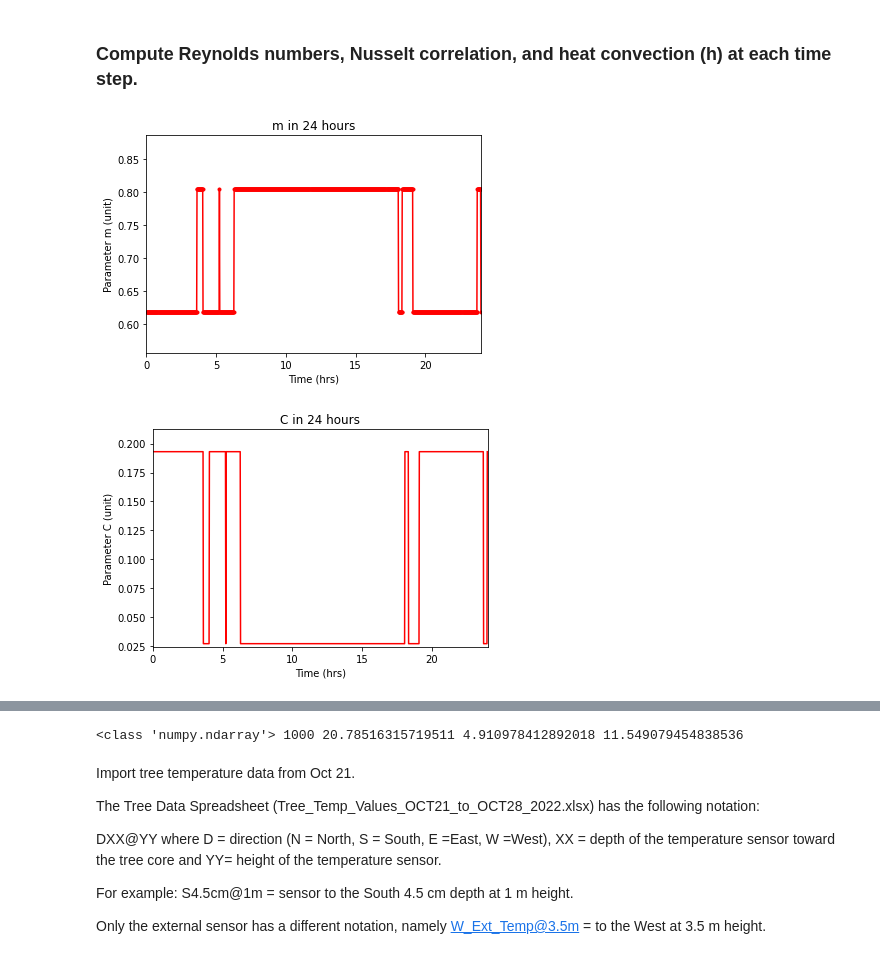
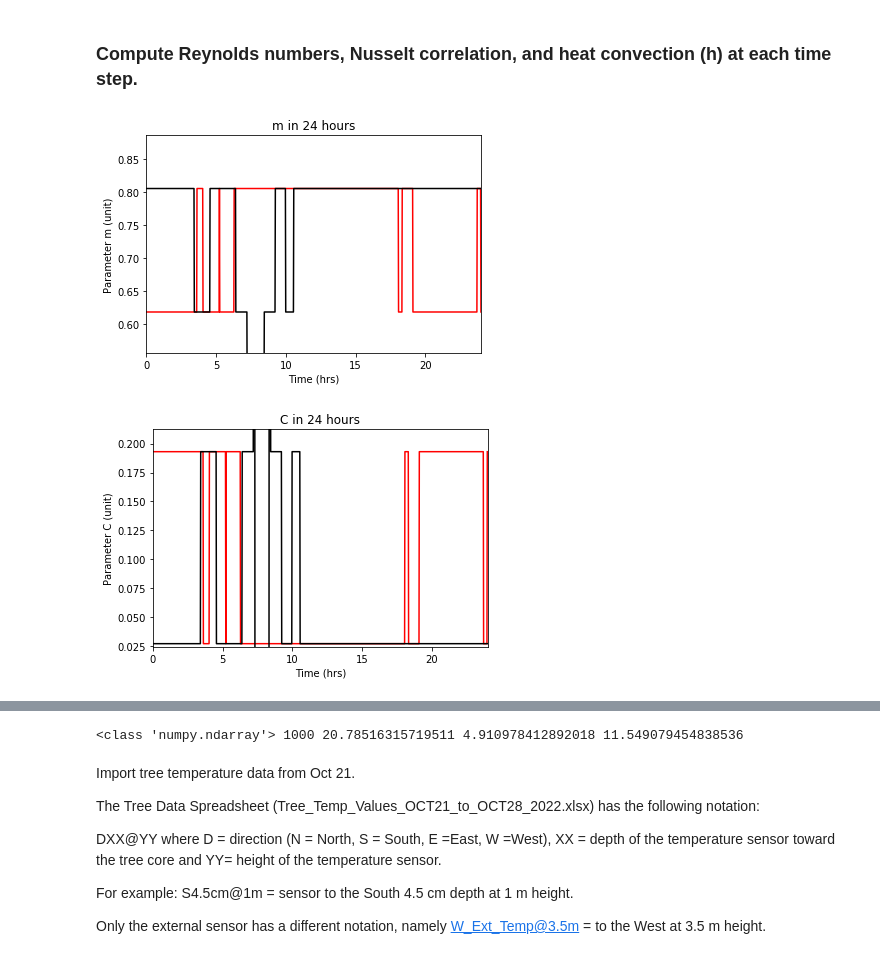
Before and after one commit to yajuna/treeRemote, a Jupyter notebook: notebook/treePower.ipynb, the cells around one changed output, grey strips where cells are left out. Cells and saved outputs as stored; diff of their text form; code cells hidden in the pictures.

Commit message:
add 2021 data for comparison

```diff
--- a/notebook/treePower.ipynb
+++ b/notebook/treePower.ipynb
@@ -196,8 +218,20 @@ Va = test_weather["windspeed"]
 T_air = test_weather["air_temp"]
 qrads = test_weather["solar"]
 
+############################
+# Test with old data to see plots
+test_weather1 = make_weather_input1(parameters)
+
+Va1 = test_weather1["windspeed"]
+T_air1 = test_weather1["air_temp"]
+qrads1 = test_weather1["solar"]
+###########################
+
 
 plt.plot(time, Va, 'r-')
+###
+plt.plot(time, Va1, 'k-')
+###
 message = f"Windspeed in 24 hours"
 plt.title(message)
 plt.axis([0, 24, Va.min() - Va.min() * 0.2, Va.max() + Va.max() * 0.2])
@@ -207,6 +241,9 @@ plt.savefig(savefigpath + 'windspeed' + '.eps', format='eps', dpi=300,bbox_inche
 plt.show()
 
 plt.plot(time, T_air, 'r-')
+###
+plt.plot(time, T_air1, 'k-')
+###
 message = f"Air temperature in 24 hours"
 plt.title(message)
 plt.axis([0, 24, T_air.min() - T_air.min() * 0.01, T_air.max() + T_air.max() * 0.01])
@@ -216,6 +253,9 @@ plt.savefig(savefigpath + 'T_air' + '.eps', format='eps', dpi=300,bbox_inches='t
 plt.show()
 
 plt.plot(time, qrads, 'r-')
+###
+plt.plot(time, qrads1, 'k-')
+###
 message = f"Solar radiation in 24 hours"
 plt.title(message)
 plt.axis([0, 24, qrads.min() - qrads.min() * 0.1, qrads.max() + qrads.max() * 0.1])
@@ -230,13 +270,10 @@ plt.show()
 # %% [markdown]
 ### Compute Reynolds numbers, Nusselt correlation, and heat convection (h) at each time step.
 # %%
-# test_weather = make_weather_input(parameters)
-
-# Va = test_weather["windspeed"]
-
-# qrads = test_weather["solar"]
-
-
+###############
+# test variables with old data are labled variable_name1;
+# delete when done
+###############
 nu = 15.89e-6 # m^2/s kinematic viscosity of air
 Pr = 0.707
 ka = 26.3e-3 # W/mK conductivity of air
@@ -265,10 +302,38 @@ for j in range(Va.size):
 
     C.append(temp1[0])
     m.append(temp1[1])
-#     print("C for Re is ", temp1[0], "m for Re is ", temp1[1])
-# print(m.count(0.805))
 
-plt.plot(time, m, '.r-')
+###################
+Re1 = Va1 * coeff
+
+C1 = []
+m1 = []
+
+for j in range(Va1.size):
+    temp = Re1[j]
+    if temp < 0.4:
+        temp1 = [0, 0] #[1e8, 1e8]
+    if 0.4<=temp<= 4:
+        temp1 = [0.989, 0.330]
+    if 4<temp<= 40:
+        temp1 = [0.911, 0.385]
+    if 40<temp<= 4e3:
+        temp1 = [0.683, 0.466]
+    if 4e3<temp<= 4e4:
+        temp1 = [0.193, 0.618]
+    if 4e4<temp<= 4e5:
+        temp1 = [0.027, 0.805]
+
+    C1.append(temp1[0])
+    m1.append(temp1[1])
+
+###################
+
+
+plt.plot(time, m, 'r-')
+#####
+plt.plot(time, m1, 'k-')
+#####
 message = f"m in 24 hours"
 plt.title(message)
 plt.axis([0, 24, min(m) - min(m) * 0.1, max(m) + max(m) * 0.1])
@@ -278,6 +343,9 @@ plt.savefig(savefigpath + 'm' + '.eps', format='eps', dpi=300,bbox_inches='tight
 plt.show()
 
 plt.plot(time, C, 'r-')
+#####
+plt.plot(time, C1, 'k-')
+#####
 message = f"C in 24 hours"
 plt.title(message)
 plt.axis([0, 24, min(C) - min(C) * 0.1, max(C) + max(C) * 0.1])
@@ -288,32 +356,41 @@ plt.show()
 
 
 ## Add computation for Nu for h at each time
 
 Nu = C * Re ** m * Pr ** (1/3)
+
+########################
+Nu1 = C1 * Re1 ** m1 * Pr ** (1/3)
+plt.plot(time, Nu1, 'k-')
+########################
 
 plt.plot(time, Nu, 'r-')
 message = f"Nusselt correlation in 24 hours"
 plt.title(message)
 plt.axis([0, 24, Nu.min() - Nu.min() * 0.1, Nu.max() + Nu.max() * 0.1])
 plt.xlabel('Time (hrs)')
 plt.ylabel('Parameter Nu (unit)')
 #plt.savefig(savefigpath + 'Nu' + '.eps', format='eps', dpi=300,bbox_inches='tight')
 plt.show()
 
 # print("size of Nu, max of Nu, min of Nu, and mean of Nu", Nu.size, Nu.max(), Nu.min(), Nu.mean())
 
 h = Nu * ka / (2 * radius)
 
+###############
+h1 = Nu1 * ka / (2 * radius)
+plt.plot(time, h1, 'k-')
+###############
 plt.plot(time, h, 'r-')
 message = f"Heat transfer coefficient in 24 hours"
 plt.title(message)
 plt.axis([0, 24, h.min() - h.min() * 0.1, h.max() + h.max() * 0.1])
 plt.xlabel('Time (hrs)')
 plt.ylabel('Heat convection coefficient h (unit)')
 plt.savefig(savefigpath + 'h' + '.eps', format='eps', dpi=300,bbox_inches='tight')
 plt.show()
 
 print(type(h), h.size, h.max(), h.min(), h.mean())
 # %% [output]
-[figure, old version]
+[figure, new version]
-[figure, old version]
+[figure, new version]
```
Also changed, not shown: parts of 19 cells of this notebook.
